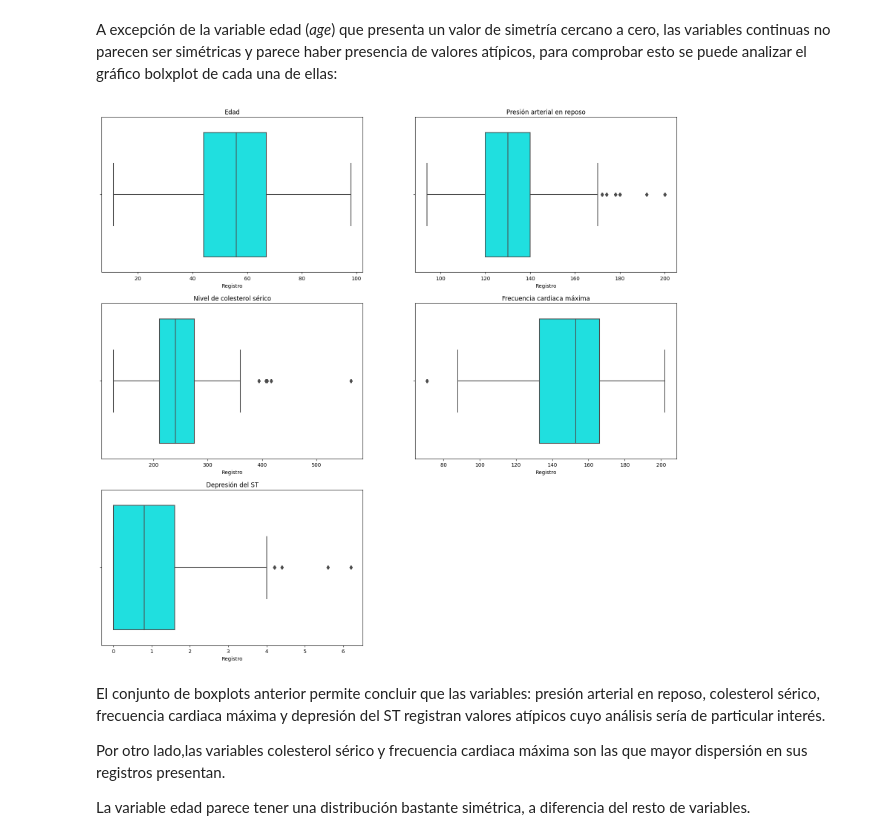
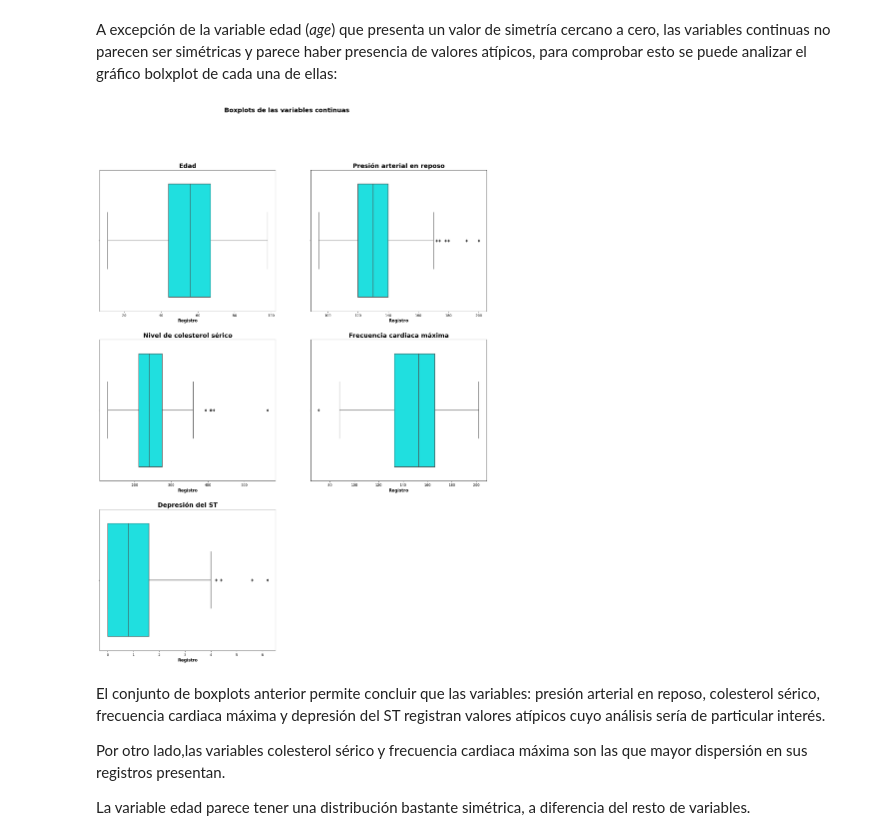
Before and after one commit to YojanAlcaraz28/DSCH-Desafios, a Jupyter notebook: notebooks/Desafío3-Clase7/ProyectoDS_ParteI_Alcaraz.ipynb, the cells around one changed output. Cells and saved outputs as stored; diff of their text form; code cells hidden in the pictures.

```diff
--- a/notebooks/Desafío3-Clase7/ProyectoDS_ParteI_Alcaraz.ipynb
+++ b/notebooks/Desafío3-Clase7/ProyectoDS_ParteI_Alcaraz.ipynb
@@ -247,7 +247,8 @@ Las salidas anteriores permiten concluir que la cantidad de hombres y mujeres co
 # %% [markdown]
 ##### Posibles predictoras.
 # %%
-fig = plt.figure(figsize=[16,15])
+nom_cat = ["Target", "Sexo", "Tipo dolor torácico", "Gleucemia >120 (en ayunas)", "Electrocardiograma en reposo", "Anginia por ejercicio","Pendiente pico ejercicio", "CA", "Tipo frec. cardiaca"]
+fig = plt.figure(figsize=[16,20])
 fig.suptitle('Frecuencia de pacientes en cada nivel de cada variable categórica', fontsize=18)
 fig.subplots_adjust(top=0.92); # Parte superior
 fig.subplots_adjust(hspace=0.4, wspace=0.4);
@@ -270,7 +271,7 @@ for i , columns in enumerate(colnames_categ):
 
 
 
-    ax1.set_title(f'{columns}')
+    ax1.set_title(nom_cat[i])
     ax1.set_xlabel(f'{columns}')
     ax1.set_ylabel('Frecuencia')
 # %% [output]
@@ -291,6 +292,7 @@ Ahora, ¿cómo se están comportando las variables continuas?
 
 Para responder a esto, se presenta el siguiente gráfico con la distribución de las variables continuas:
 # %%
+nom = ["Edad", "Presión arterial en reposo", "Nivel de colesterol", "Frecuencia cardiaca máxima", "Depresión del ST"]
 fig = plt.figure(figsize=[32,24])
 fig.suptitle('Distirbuciones de las variables continuas', fontsize=18, fontweight='bold')
 fig.subplots_adjust(top=0.92);
@@ -304,8 +306,7 @@ for i ,col in enumerate(colnames_continuas):
     ax.axvline(hypertension[col].mean(),color='red',linestyle='--',label='Mean') # Media
     ax.axvline(hypertension[col].median(),color='black',linestyle='--',label='Median') # Mediana
     ax.axvline(hypertension[col].quantile(q=0.75),color='blue',linestyle='--',label='75% Quartile') # Q3
-    # ax.text('asimetria: {}' .format(str(round(df[col].skew(),3))), ha='right', va='center', size=11)
-    ax.set_xlabel(f'{col}')
-    ax.set_title(f'{col.upper()}  skewness {round(hypertension[col].skew(),3)}')
-    ax.legend(fontsize=10)
+    ax.set_xlabel(nom[i])
+    ax.set_title(f'{nom[i]},  asimetría {round(hypertension[col].skew(),3)}',fontsize=18, fontweight='bold')
+    ax.legend(fontsize=14)
 # %% [output]
@@ -315,14 +316,15 @@ A excepción de la variable edad (*age*) que presenta un valor de simetría cerc
 # %%
 df_boxplot = hypertension[colnames_continuas]
 name_boxplot = ["Edad", "Presión arterial en reposo", "Nivel de colesterol sérico", "Frecuencia cardiaca máxima","Depresión del ST"]
 plt.figure(figsize=(20,25))
+plt.suptitle('Boxplots de las variables continuas', fontsize=18, fontweight='bold')
 for i,j in zip(range(7),df_boxplot.columns):
-  plt.subplot(4,2,i+1)
+  plt.subplot(3,2,i+1)
   sns.boxplot(x=df_boxplot[j],orient='v',color='cyan')
-  plt.title(name_boxplot[i])
-  plt.xlabel('Registro')
+  plt.title(name_boxplot[i],fontsize=18, fontweight='bold')
+  plt.xlabel('Registro',fontsize=12, fontweight='bold')
 # %% [output]
-[figure, old version]
+[figure, new version]
 # %% [markdown]
 El conjunto de boxplots anterior permite concluir que las variables: presión arterial en reposo, colesterol sérico, frecuencia cardiaca máxima y depresión del ST registran valores atípicos cuyo análisis sería de particular interés.
 
```
Also changed, not shown: parts of 20 cells of this notebook.
